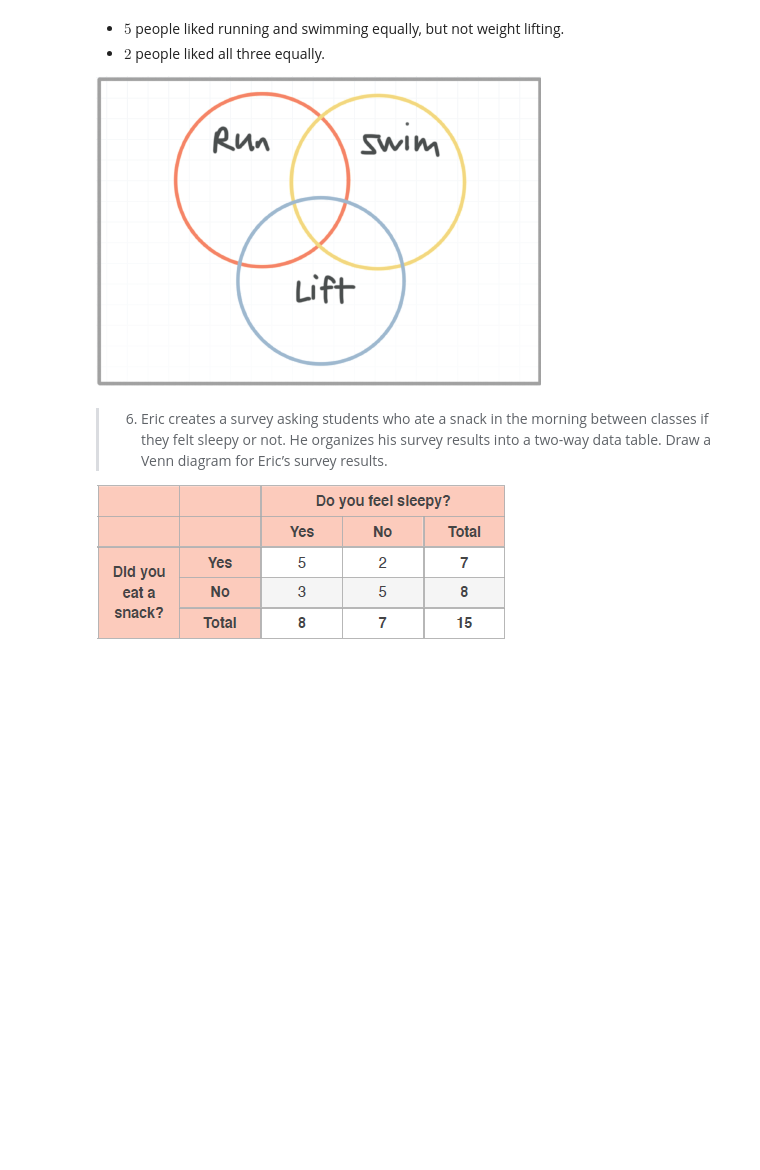
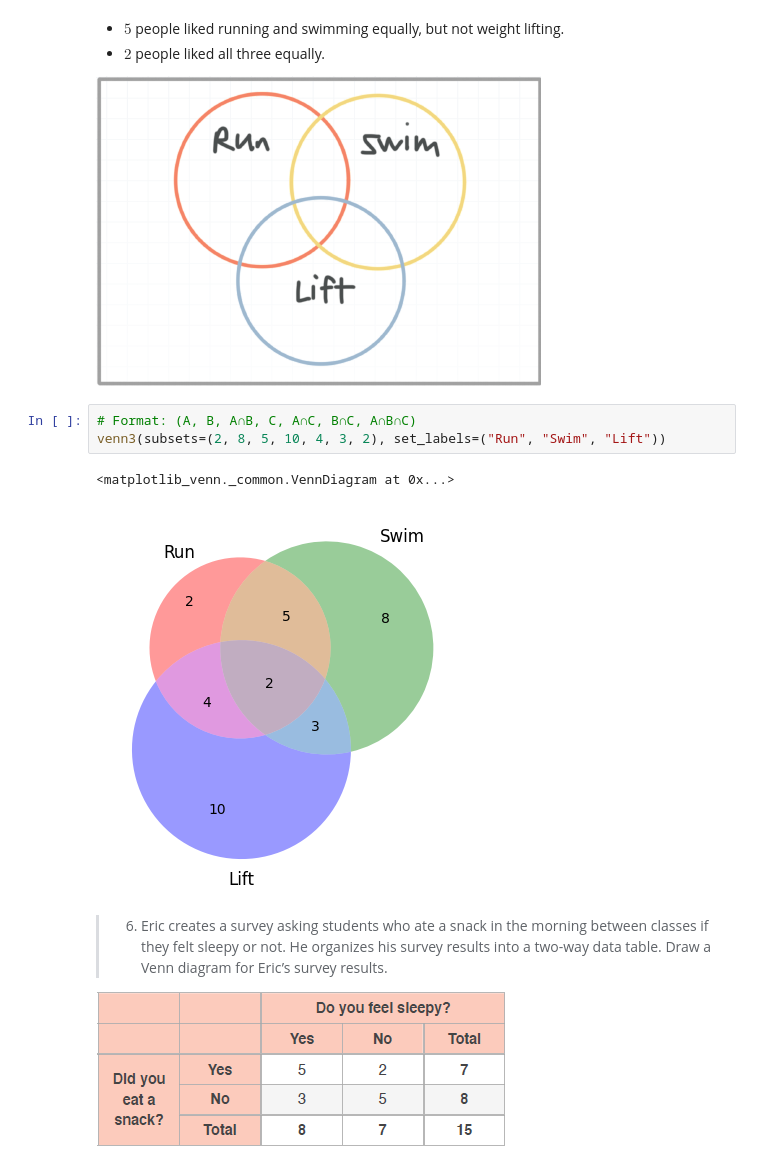
Before and after one commit to acasasis-dev/become-a-probability-n-statistics-master, a Jupyter notebook: bonus/section-02-visualizing-data/exercise-05-venn-diagrams.ipynb, the cells around one changed output. Cells and saved outputs as stored; diff of their text form; blank space fills up the shorter version.

```diff
--- a/bonus/section-02-visualizing-data/exercise-05-venn-diagrams.ipynb
+++ b/bonus/section-02-visualizing-data/exercise-05-venn-diagrams.ipynb
@@ -47,6 +49,12 @@ Brackish water is water that’s a combination of fresh and saltwater.
 - $2$ people liked all three equally.
 
 ![image.png](attachment:image.png)
+# %%
+# Format: (A, B, A∩B, C, A∩C, B∩C, A∩B∩C)
+venn3(subsets=(2, 8, 5, 10, 4, 3, 2), set_labels=("Run", "Swim", "Lift"))
+# %% [output]
+<matplotlib_venn._common.VennDiagram at 0x...>
+[figure, added]
 # %% [markdown]
 > 6. Eric creates a survey asking students who ate a snack in the morning
 between classes if they felt sleepy or not. He organizes his survey results
```
Also changed, not shown: parts of 3 cells of this notebook.
